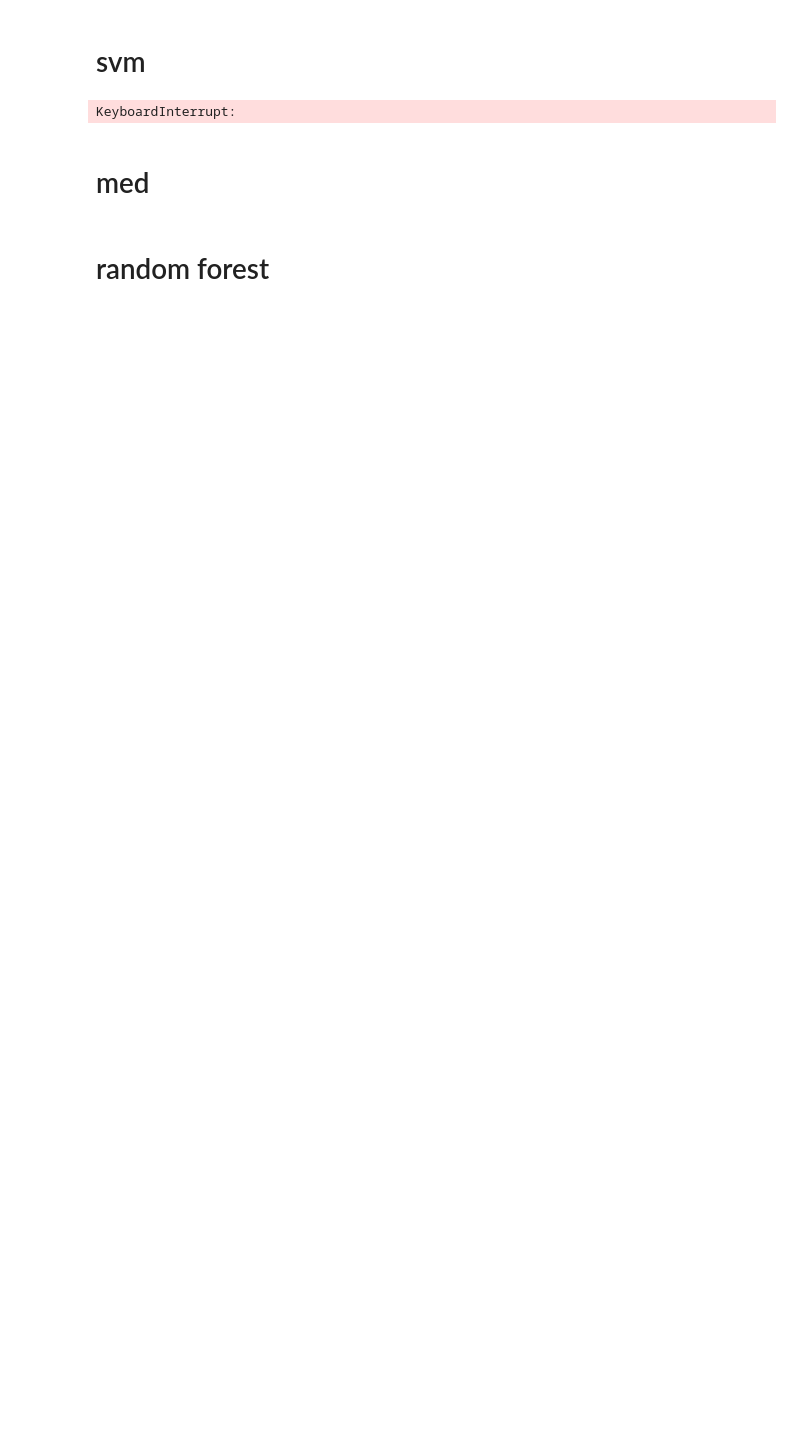
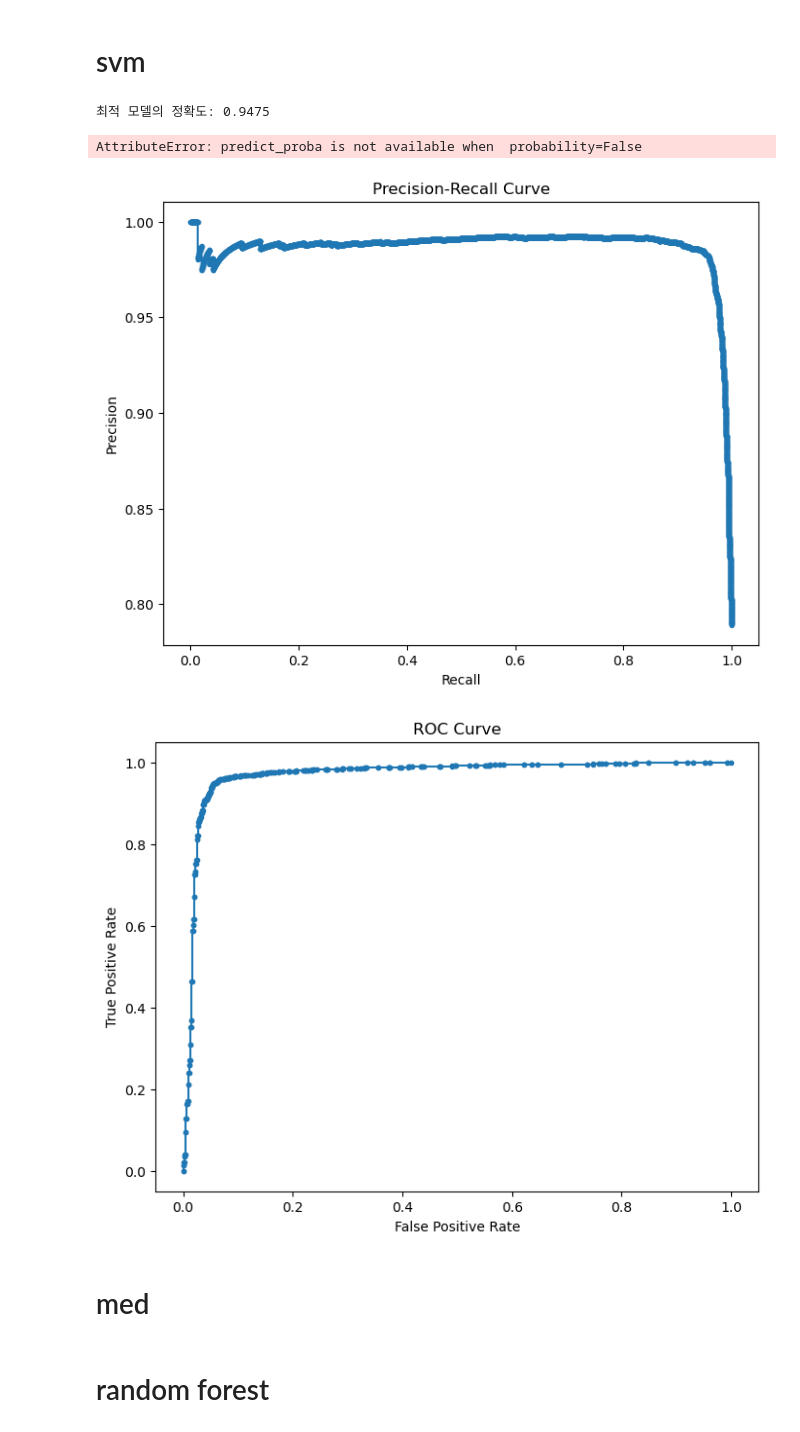
Before and after one commit to HyejinYoo/Packet-Based-Website-Fingerprinting, a Jupyter notebook: open/sequence_features/binary_multi_26.ipynb, the cells around one changed output. Cells and saved outputs as stored; diff of their text form; code cells hidden in the pictures; blank space fills up the shorter version.

```diff
--- a/open/sequence_features/binary_multi_26.ipynb
+++ b/open/sequence_features/binary_multi_26.ipynb
@@ -325,14 +307,14 @@ knn_multi = KNeighborsClassifier()
 
 grid_search = GridSearchCV(estimator=knn_multi, param_grid=param_grid, cv=3, scoring='accuracy')
 
-grid_search.fit(X_train, y_train)
+grid_search.fit(Xm_train, ym_train)
 
 print("최적의 하이퍼파라미터:", grid_search.best_params_)
 
 best_knn_multi = grid_search.best_estimator_
-y_pred_multi = best_knn_multi.predict(X_test)
+y_pred_multi = best_knn_multi.predict(Xm_test)
 
-accuracy_multi = accuracy_score(y_test, y_pred_multi)
+accuracy_multi = accuracy_score(ym_test, y_pred_multi)
 print(f"최적 모델의 정확도: {accuracy_multi}")
 
 
@@ -362,28 +344,10 @@ weighted avg       0.12      0.06      0.07      4800
 # %% [markdown]
 # svm
 # %%
-from sklearn.svm import SVC
+best_svm_binary = SVC(kernel='linear', C=0.1)
 
-# SVM 모델 생성
-svm_binary = SVC(random_state=42)
+best_svm_binary.fit(X_train, y_train)
 
-# 그리드 서치를 위한 하이퍼파라미터 후보군 정의
-param_grid = {
-    'C': [1, 10],                 # C 값 후보
-    'kernel': ['linear', 'rbf']  # 커널 종류 후보
-}
-
-# 그리드 서치 객체 생성
-grid_search = GridSearchCV(estimator=svm_binary, param_grid=param_grid, cv=3, scoring='accuracy')
-
-# 그리드 서치로 모델 피팅
-grid_search.fit(X_train, y_train)
-
-# 최적의 하이퍼파라미터 출력
-print("최적의 하이퍼파라미터:", grid_search.best_params_)
-
-# 최적의 모델로 예측
-best_svm_binary = grid_search.best_estimator_
 y_pred_binary = best_svm_binary.predict(X_test)
 
 # 최적의 모델로 정확도 계산
@@ -397,30 +361,32 @@ tn, fp, fn, tp = conf_matrix_binary.ravel()
 tpr = tp / (tp + fn)
 fpr = fp / (fp + tn)
 precision = precision_score(y_test, y_pred_binary)
-
-# Precision-Recall Curve
-precision_curve, recall_curve, _ = precision_recall_curve(y_test, best_svm_binary.predict_proba(X_test)[:, 1])
-plt.figure(figsize=(8, 6))
-plt.plot(recall_curve, precision_curve, marker='.')
-plt.xlabel('Recall')
-plt.ylabel('Precision')
-plt.title('Precision-Recall Curve')
-plt.show()
-
-# ROC Curve
-fpr_curve, tpr_curve, _ = roc_curve(y_test, best_svm_binary.predict_proba(X_test)[:, 1])
-roc_auc = auc(fpr_curve, tpr_curve)
-plt.figure(figsize=(8, 6))
-plt.plot(fpr_curve, tpr_curve, marker='.')
-plt.xlabel('False Positive Rate')
-plt.ylabel('True Positive Rate')
-plt.title('ROC Curve')
-plt.show()
-
-print(f"True Positive Rate: {tpr}")
-print(f"False Positive Rate: {fpr}")
-print(f"Precision: {precision}")
 # %% [output]
-KeyboardInterrupt:
+최적 모델의 정확도: 0.9475
+AttributeError: predict_proba is not available when  probability=False
+# %%
+decision_values = best_svm_binary.decision_function(X_test)
+# 확률 계산
+probabilities = 1 / (1 + np.exp(-decision_values))
+
+precision_curve, recall_curve, _ = precision_recall_curve(y_test, probabilities)
+plt.figure(figsize=(8, 6))
+plt.plot(recall_curve, precision_curve, marker='.')
+plt.xlabel('Recall')
+plt.ylabel('Precision')
+plt.title('Precision-Recall Curve')
+plt.show()
+
+fpr_curve, tpr_curve, _ = roc_curve(y_test, probabilities)
+roc_auc = auc(fpr_curve, tpr_curve)
+plt.figure(figsize=(8, 6))
+plt.plot(fpr_curve, tpr_curve, marker='.')
+plt.xlabel('False Positive Rate')
+plt.ylabel('True Positive Rate')
+plt.title('ROC Curve')
+plt.show()
+# %% [output]
+[figure, added]
+[figure, added]
 # %%
 # SVM 모델 생성 및 학습
```
Also changed, not shown: parts of 13 cells of this notebook.
